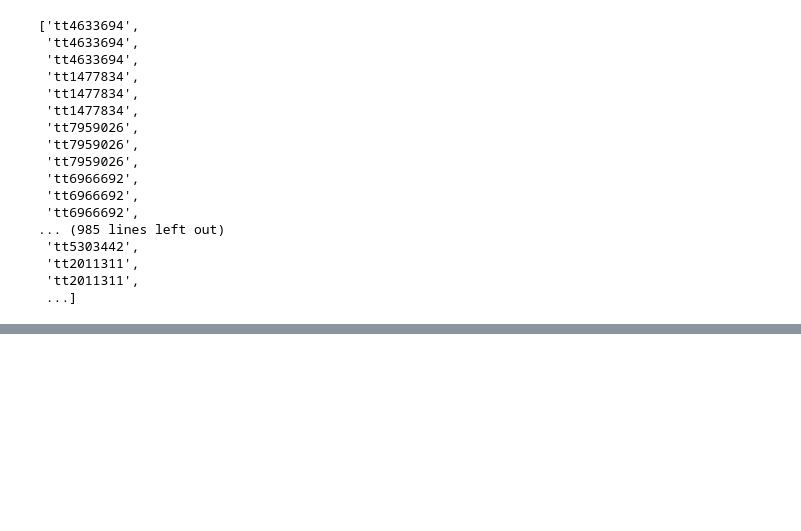
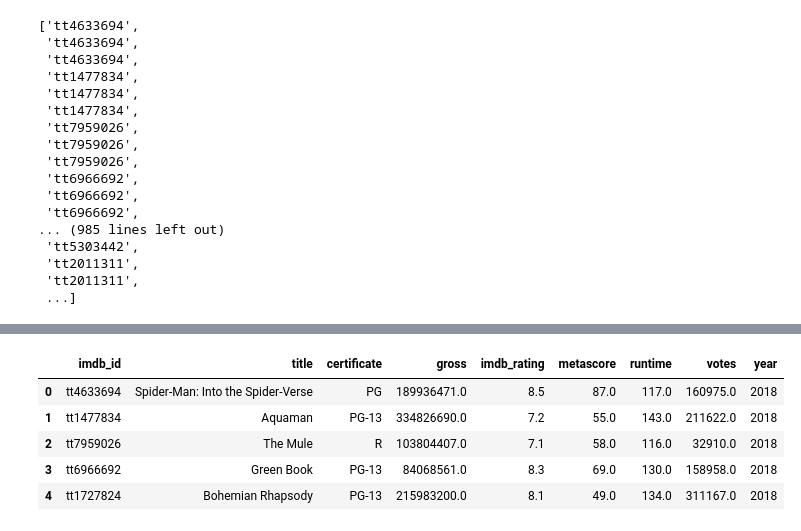
Before and after one commit to MsJacksonIYN/movies_mod1, a Jupyter notebook: Junction_Table_Test.ipynb, the cells around one changed output, grey strips where cells are left out. Cells and saved outputs as stored; diff of their text form; code cells hidden in the pictures; blank space fills up the shorter version.

```diff
--- a/Junction_Table_Test.ipynb
+++ b/Junction_Table_Test.ipynb
@@ -113 +122,11 @@ movie_genre_entry(genre_ids, title_ids)
+# %%
+movies = pd.read_sql_query("select * from movies;", conn)
+movies.head()
+# %% [output]
+|  | imdb_id | title | certificate | gross | imdb_rating | metascore | runtime | votes | year |
+| 0 | tt4633694 | Spider-Man: Into the Spider-Verse | PG | 189936471.0 | 8.5 | 87.0 | 117.0 | 160975.0 | 2018 |
+| 1 | tt1477834 | Aquaman | PG-13 | 334826690.0 | 7.2 | 55.0 | 143.0 | 211622.0 | 2018 |
+| 2 | tt7959026 | The Mule | R | 103804407.0 | 7.1 | 58.0 | 116.0 | 32910.0 | 2018 |
+| 3 | tt6966692 | Green Book | PG-13 | 84068561.0 | 8.3 | 69.0 | 130.0 | 158958.0 | 2018 |
+| 4 | tt1727824 | Bohemian Rhapsody | PG-13 | 215983200.0 | 8.1 | 49.0 | 134.0 | 311167.0 | 2018 |
 # %%
```
Also changed, not shown: parts of 4 cells of this notebook.
